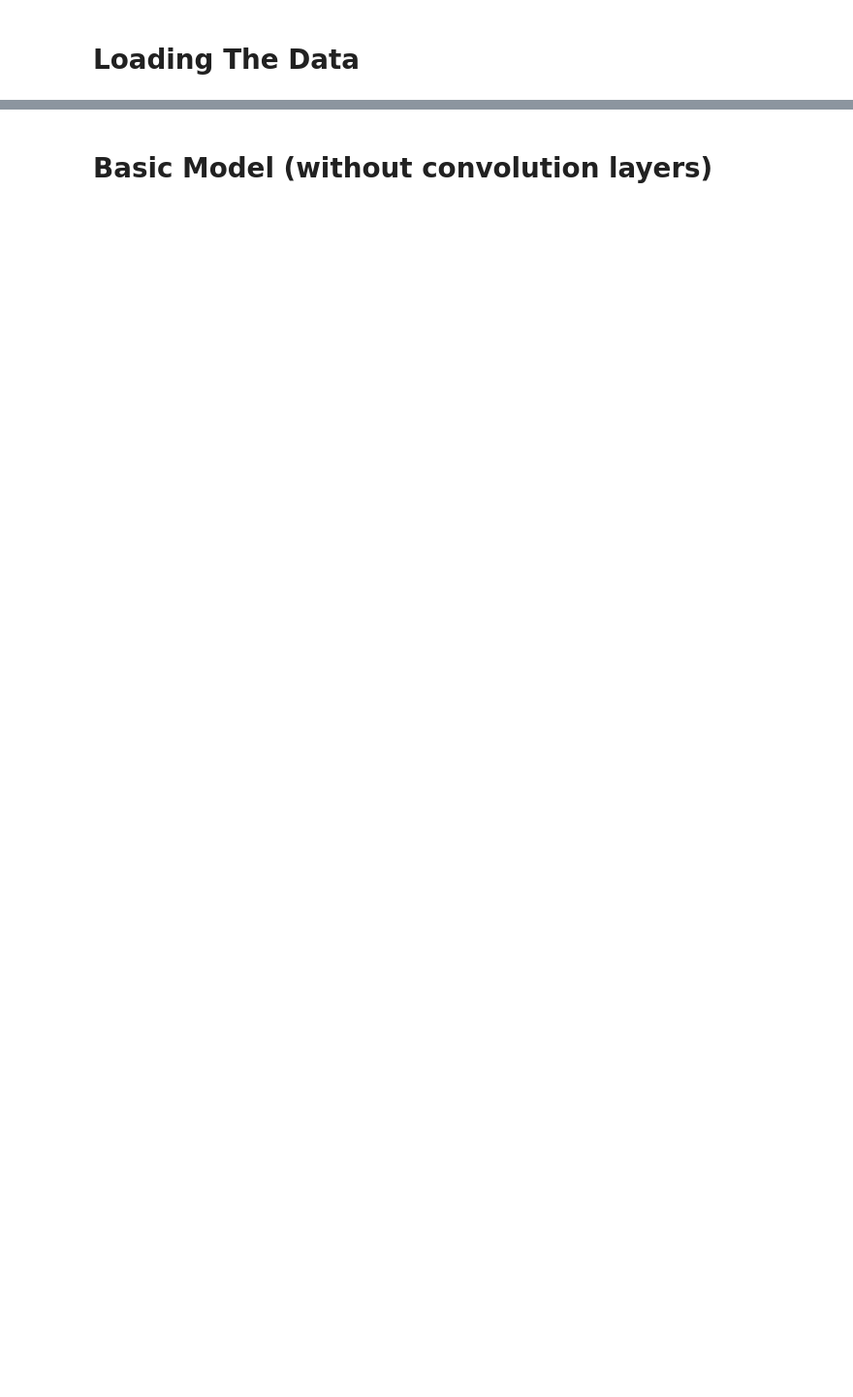
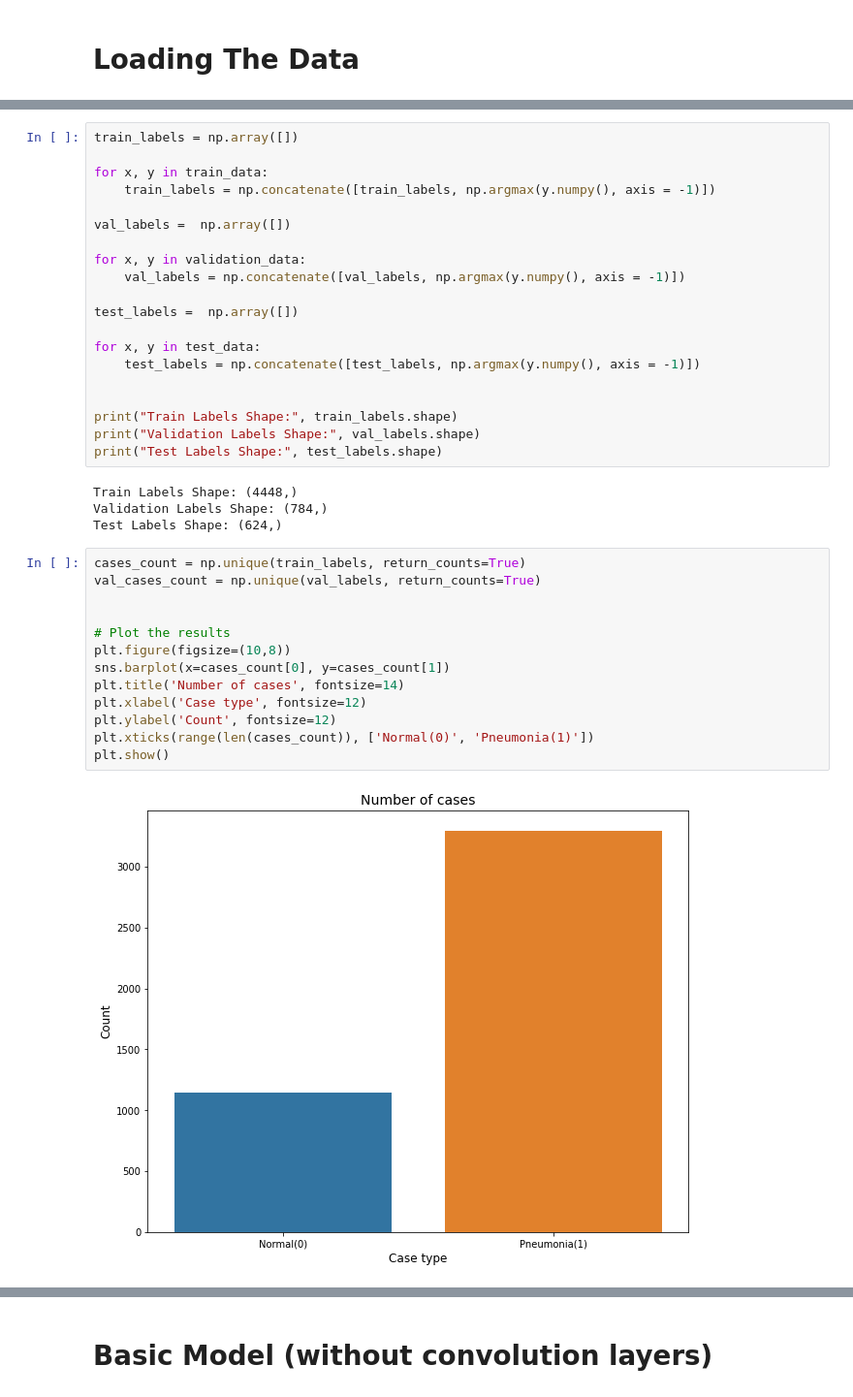
Before and after one commit to joni-menahem/DeepLearning-DrorLederman-assign1_2, a Jupyter notebook: assign1_FIX.ipynb, the cells around one changed output, grey strips where cells are left out. Shown: that part at 97% size. Drawn from its saved outputs; the diff is of its cells as text; blank space fills up the shorter version.

```diff
--- a/assign1_FIX.ipynb
+++ b/assign1_FIX.ipynb
@@ -150,0 +125,39 @@ test_ds = test_data.cache().prefetch(buffer_size=AUTOTUNE)
+# %%
+train_labels = np.array([])
+
+for x, y in train_data:
+    train_labels = np.concatenate([train_labels, np.argmax(y.numpy(), axis = -1)])
+
+val_labels =  np.array([])
+
+for x, y in validation_data:
+    val_labels = np.concatenate([val_labels, np.argmax(y.numpy(), axis = -1)])
+
+test_labels =  np.array([])
+
+for x, y in test_data:
+    test_labels = np.concatenate([test_labels, np.argmax(y.numpy(), axis = -1)])
+
+
+print("Train Labels Shape:", train_labels.shape)
+print("Validation Labels Shape:", val_labels.shape)
+print("Test Labels Shape:", test_labels.shape)
+# %% [output]
+Train Labels Shape: (4448,)
+Validation Labels Shape: (784,)
+Test Labels Shape: (624,)
+# %%
+cases_count = np.unique(train_labels, return_counts=True)
+val_cases_count = np.unique(val_labels, return_counts=True)
+
+
+# Plot the results
+plt.figure(figsize=(10,8))
+sns.barplot(x=cases_count[0], y=cases_count[1])
+plt.title('Number of cases', fontsize=14)
+plt.xlabel('Case type', fontsize=12)
+plt.ylabel('Count', fontsize=12)
+plt.xticks(range(len(cases_count)), ['Normal(0)', 'Pneumonia(1)'])
+plt.show()
+# %% [output]
+[figure, added]
```
Also changed, not shown: parts of 43 cells of this notebook.
